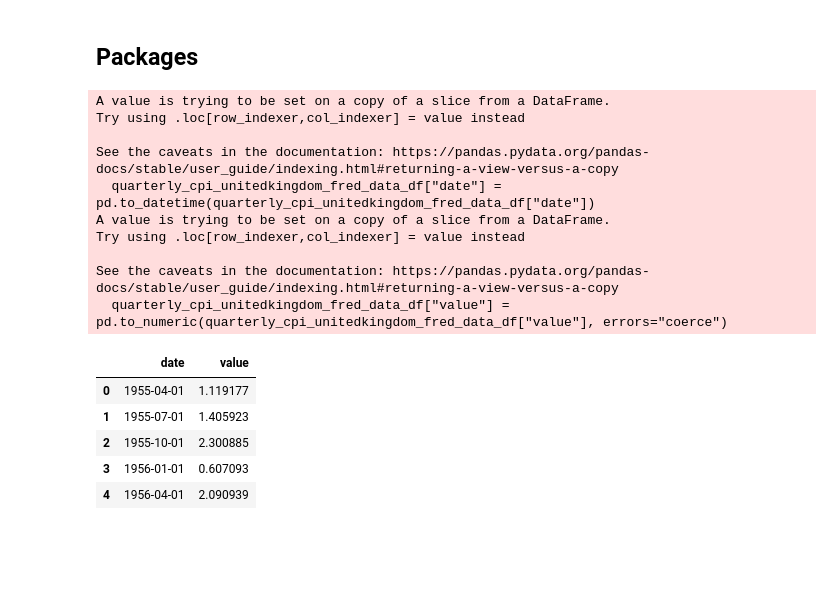
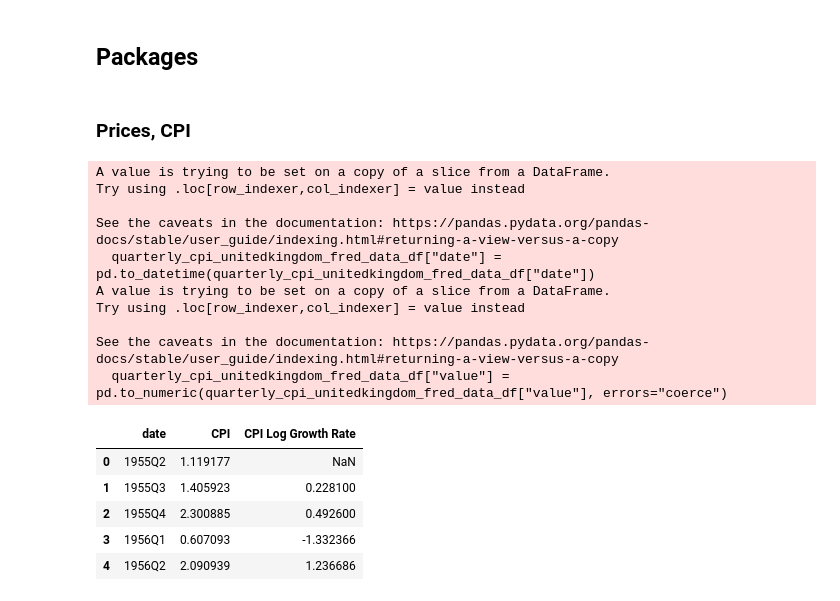
Before and after one commit to LorenzoAlessandro/Monetary-and-Financial-Macroeconometrics-Project, a Jupyter notebook: Data Retrieval .ipynb, the cells around one changed output. Drawn from its saved outputs; the diff is of its cells as text; code cells hidden in the pictures; blank space fills up the shorter version.

Commit message:
Final Data Frame

```diff
--- a/Data Retrieval .ipynb
+++ b/Data Retrieval .ipynb
@@ -8,42 +9,56 @@ import requests
+# %% [markdown]
+### Prices, CPI
 # %%
 # Getting Data from Fred
 
 API_KEY = "51286e2abae242cda74d0d166f50b652"
-SERIES_ID = "CPALTT01GBQ657N"
+SERIES_ID_CPI = "CPALTT01GBQ657N"
 
 url = "https://api.stlouisfed.org/fred/series/observations"
 
 parameters = {
-    "series_id": SERIES_ID,
+    "series_id": SERIES_ID_CPI,
     "api_key": API_KEY,
     "file_type": "json",
     "observation_start": "1955-04-01",
     "observation_end": "2023-10-01"
 }
 response = requests.get(url, params=parameters)
 response.raise_for_status()
 data_fred_CPI = response.json()
 # making the observations into a dataframe
 quarterly_cpi_unitedkingdom_fred_data_raw_df = pd.DataFrame(data_fred_CPI["observations"])
 quarterly_cpi_unitedkingdom_fred_data_df = quarterly_cpi_unitedkingdom_fred_data_raw_df[["date", "value"]]
 quarterly_cpi_unitedkingdom_fred_data_df["date"] = pd.to_datetime(quarterly_cpi_unitedkingdom_fred_data_df["date"])
 quarterly_cpi_unitedkingdom_fred_data_df["value"] = pd.to_numeric(quarterly_cpi_unitedkingdom_fred_data_df["value"], errors="coerce")
 
+# Renaming the columns in my data frame so that they remain consistent when I have to go on and merge them
+quarterly_cpi_unitedkingdom_fred_data_df = quarterly_cpi_unitedkingdom_fred_data_df.rename(columns= {'value':'CPI'})
+
+# Time Indexing my data frame so that it is in quarters --> just nicer to look at
+
+quarterly_cpi_unitedkingdom_fred_data_df["date"] = quarterly_cpi_unitedkingdom_fred_data_df['date'].dt.to_period("Q")
+
+# transfomring it into log levels to mimic Inflation growth as per the slides
+
+quarterly_cpi_unitedkingdom_fred_data_df["CPI Log Growth Rate"] = np.log(quarterly_cpi_unitedkingdom_fred_data_df["CPI"]).diff()
+
+
 quarterly_cpi_unitedkingdom_fred_data_df.head()
 # %% [output]
 A value is trying to be set on a copy of a slice from a DataFrame.
 Try using .loc[row_indexer,col_indexer] = value instead
 
 See the caveats in the documentation: https://pandas.pydata.org/pandas-docs/stable/user_guide/indexing.html#returning-a-view-versus-a-copy
   quarterly_cpi_unitedkingdom_fred_data_df["date"] = pd.to_datetime(quarterly_cpi_unitedkingdom_fred_data_df["date"])
 A value is trying to be set on a copy of a slice from a DataFrame.
 Try using .loc[row_indexer,col_indexer] = value instead
 
 See the caveats in the documentation: https://pandas.pydata.org/pandas-docs/stable/user_guide/indexing.html#returning-a-view-versus-a-copy
   quarterly_cpi_unitedkingdom_fred_data_df["value"] = pd.to_numeric(quarterly_cpi_unitedkingdom_fred_data_df["value"], errors="coerce")
-|  | date | value |
-| 0 | 1955-04-01 | 1.119177 |
-| 1 | 1955-07-01 | 1.405923 |
-| 2 | 1955-10-01 | 2.300885 |
-| 3 | 1956-01-01 | 0.607093 |
-| 4 | 1956-04-01 | 2.090939 |
+|  | date | CPI | CPI Log Growth Rate |
+| 0 | 1955Q2 | 1.119177 | NaN |
+| 1 | 1955Q3 | 1.405923 | 0.228100 |
+| 2 | 1955Q4 | 2.300885 | 0.492600 |
+| 3 | 1956Q1 | 0.607093 | -1.332366 |
+| 4 | 1956Q2 | 2.090939 | 1.236686 |
```
Also changed, not shown: parts of 12 cells of this notebook.
